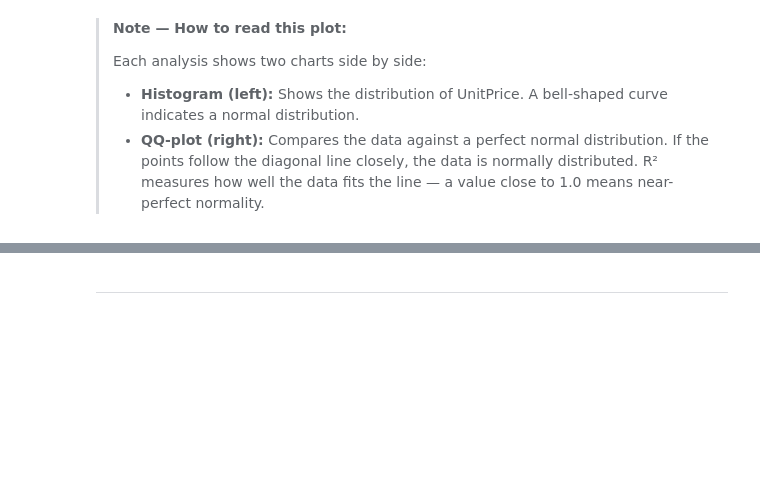
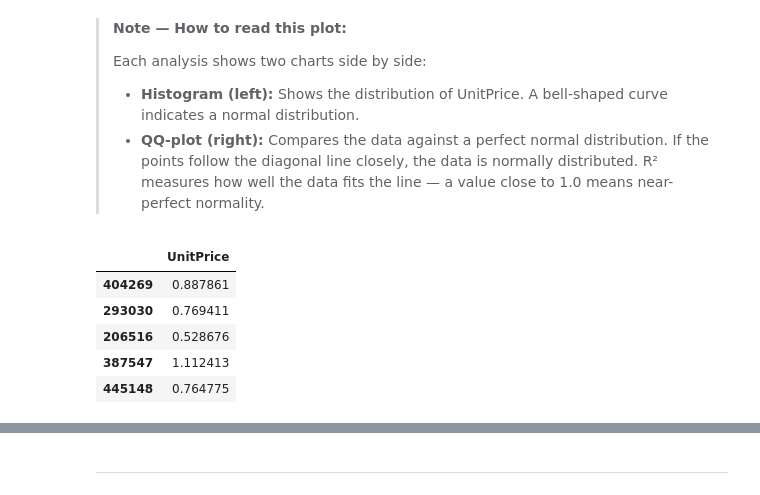
Before and after one commit to tildeholmqvist/DA_project_1, a Jupyter notebook: jupyter_notebooks/02_analysis_and_visualizations.ipynb, the cells around one changed output, grey strips where cells are left out. Cells and saved outputs as stored; diff of their text form; code cells hidden in the pictures; blank space fills up the shorter version.

```diff
--- a/jupyter_notebooks/02_analysis_and_visualizations.ipynb
+++ b/jupyter_notebooks/02_analysis_and_visualizations.ipynb
@@ -405,4 +424,18 @@ df_transformed.head()
 > Each analysis shows two charts side by side:
 > - **Histogram (left):** Shows the distribution of UnitPrice. A bell-shaped curve indicates a normal distribution.
 > - **QQ-plot (right):** Compares the data against a perfect normal distribution. If the points follow the diagonal line closely, the data is normally distributed. R² measures how well the data fits the line — a value close to 1.0 means near-perfect normality.
+# %%
+pipeline = Pipeline([
+    ('yeo_johnson', vt.YeoJohnsonTransformer())
+])
+
+df_transformed = pipeline.fit_transform(df_price_sample)
+df_transformed.head()
+# %% [output]
+|  | UnitPrice |
+| 404269 | 0.887861 |
+| 293030 | 0.769411 |
+| 206516 | 0.528676 |
+| 387547 | 1.112413 |
+| 445148 | 0.764775 |
 # %%
```
Also changed, not shown: parts of 17 cells of this notebook.
